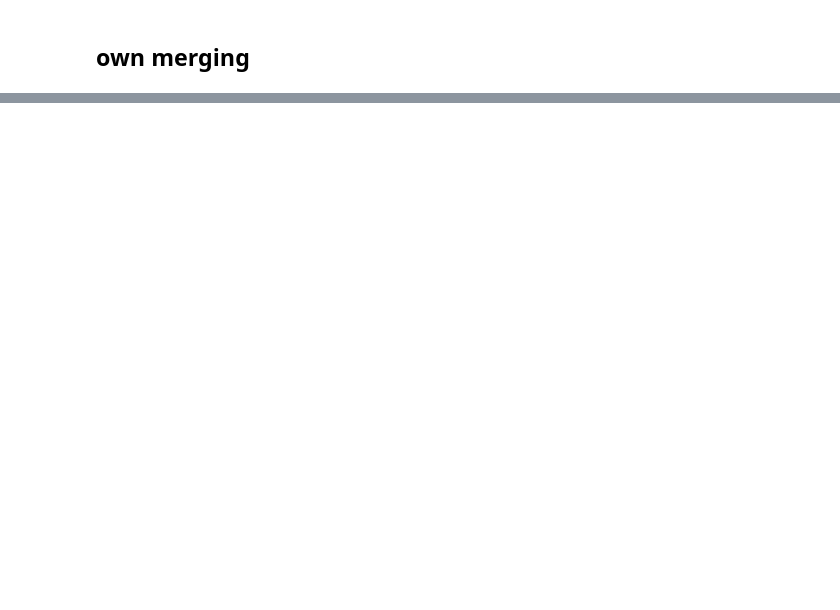
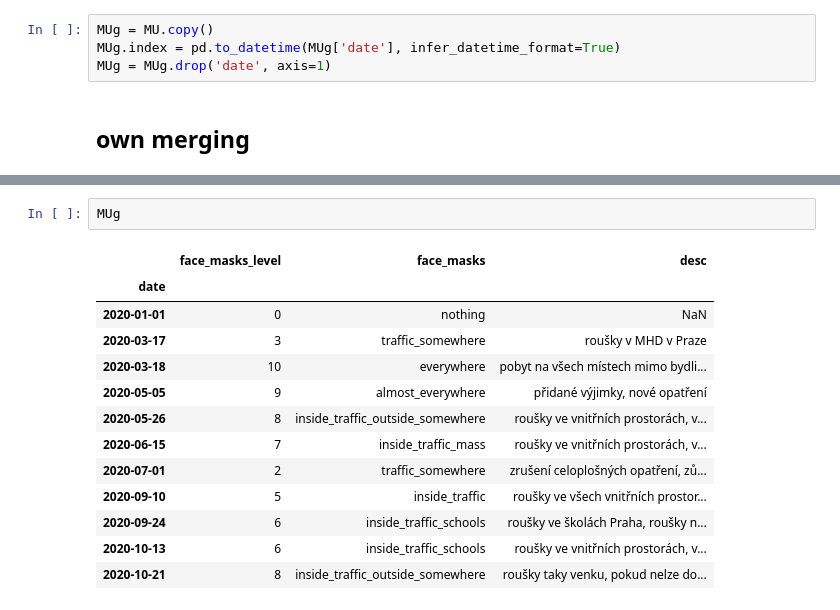
Before and after one commit to vojtechherrmann/2020EpidemiologicModelCZ, a Jupyter notebook: data/Data Load.ipynb, the cells around one changed output, grey strips where cells are left out. Cells and saved outputs as stored; diff of their text form; blank space fills up the shorter version.

```diff
--- a/data/Data Load.ipynb
+++ b/data/Data Load.ipynb
@@ -167,3 +187,7 @@ GOg = GOg[GOg.sub_region_1.isna()][[
+# %%
+MUg = MU.copy()
+MUg.index = pd.to_datetime(MUg['date'], infer_datetime_format=True)
+MUg = MUg.drop('date', axis=1)
 # %% [markdown]
 ## own merging
 # %%
@@ -190,0 +217,16 @@ data
+# %%
+MUg
+# %% [output]
+|  | face_masks_level | face_masks | desc |
+| date |  |  |  |
+| 2020-01-01 | 0 | nothing | NaN |
+| 2020-03-17 | 3 | traffic_somewhere | roušky v MHD v Praze |
+| 2020-03-18 | 10 | everywhere | pobyt na všech místech mimo bydli... |
+| 2020-05-05 | 9 | almost_everywhere | přidané výjimky, nové opatření |
+| 2020-05-26 | 8 | inside_traffic_outside_somewhere | roušky ve vnitřních prostorách, v... |
+| 2020-06-15 | 7 | inside_traffic_mass | roušky ve vnitřních prostorách, v... |
+| 2020-07-01 | 2 | traffic_somewhere | zrušení celoplošných opatření, zů... |
+| 2020-09-10 | 5 | inside_traffic | roušky ve všech vnitřních prostor... |
+| 2020-09-24 | 6 | inside_traffic_schools | roušky ve školách Praha, roušky n... |
+| 2020-10-13 | 6 | inside_traffic_schools | roušky ve vnitřních prostorách, v... |
+| 2020-10-21 | 8 | inside_traffic_outside_somewhere | roušky taky venku, pokud nelze do... |
```
Also changed, not shown: parts of 6 cells of this notebook, 2 other files.
